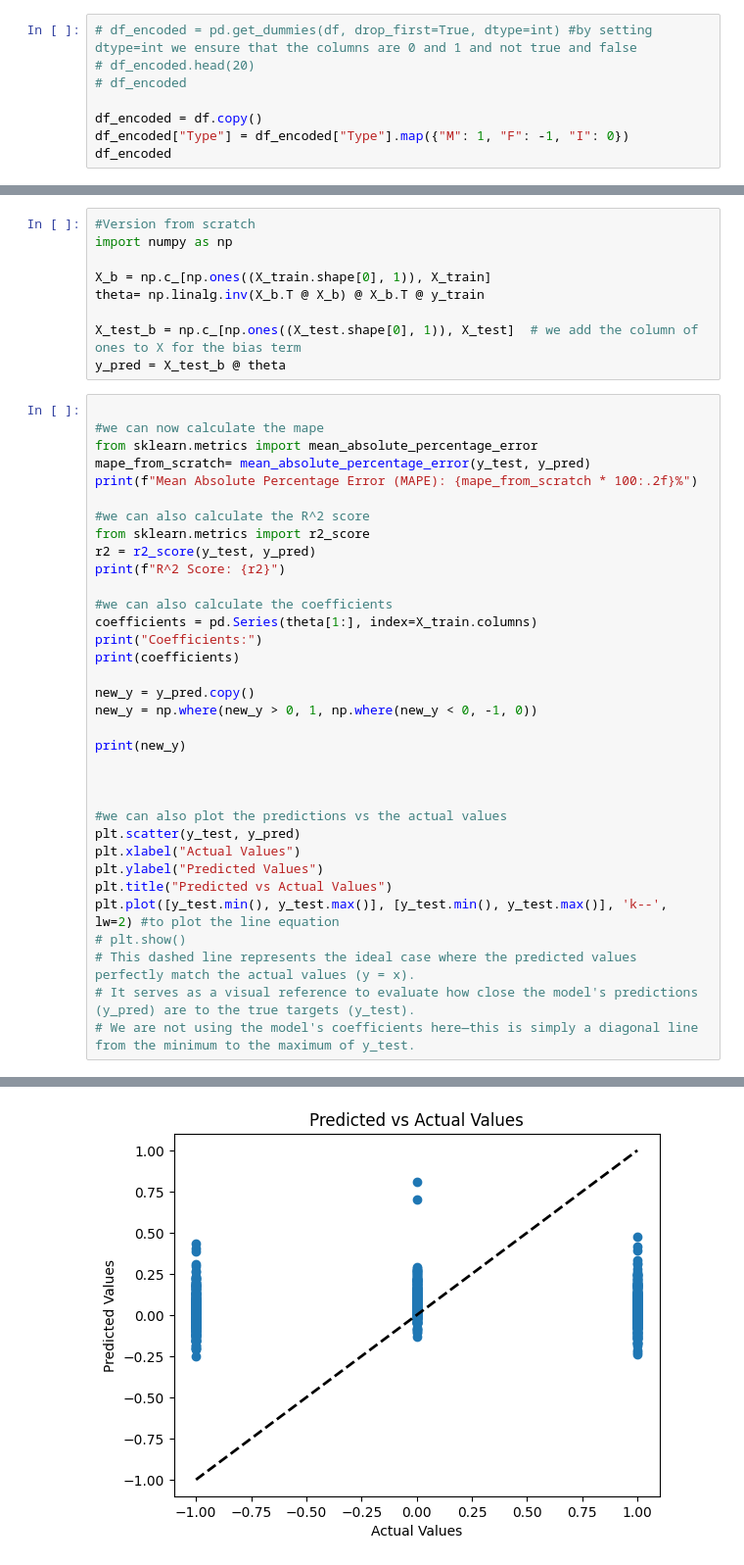
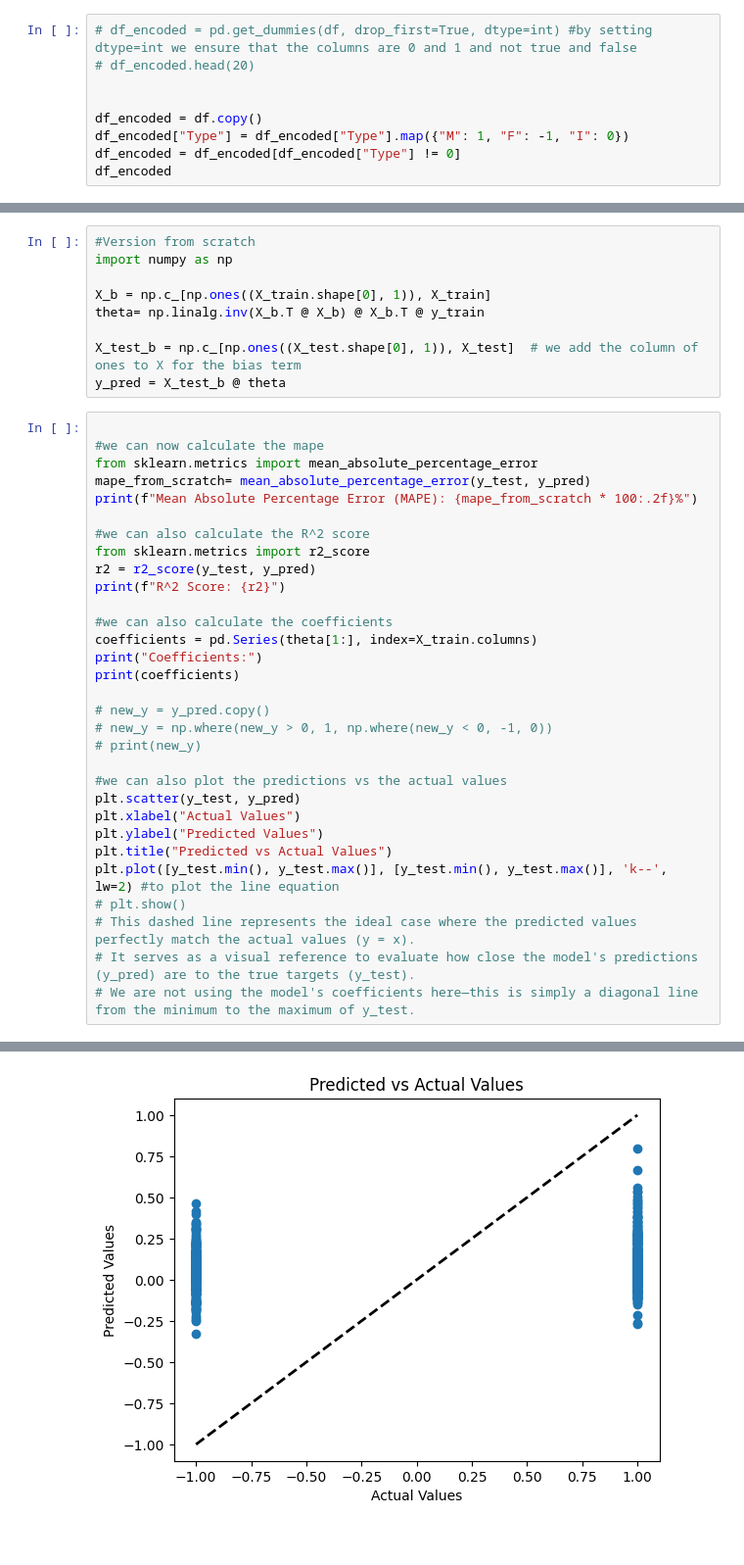
Before and after one commit to pelongdlmx/AICinvestavTraining, a Jupyter notebook: Week1/HW/homework_week1.ipynb, the cells around one changed output, grey strips where cells are left out. Shown at 98% size. Drawn from its saved outputs; the diff is of its cells as text.

```diff
--- a/Week1/HW/homework_week1.ipynb
+++ b/Week1/HW/homework_week1.ipynb
@@ -51,10 +51,11 @@ Preprocessing
 # %%
 # df_encoded = pd.get_dummies(df, drop_first=True, dtype=int) #by setting dtype=int we ensure that the columns are 0 and 1 and not true and false
 # df_encoded.head(20)
-# df_encoded
+
 
 df_encoded = df.copy()
 df_encoded["Type"] = df_encoded["Type"].map({"M": 1, "F": -1, "I": 0})
+df_encoded = df_encoded[df_encoded["Type"] != 0]
 df_encoded
 # %% [output]
 |  | Type | LongestShell | Diameter | Height | WholeWeight | ShuckedWeight | VisceraWeight | ShellWeight | ... |
@@ -104,12 +105,9 @@ coefficients = pd.Series(theta[1:], index=X_train.columns)
 print("Coefficients:")
 print(coefficients)
 
-new_y = y_pred.copy()
-new_y = np.where(new_y > 0, 1, np.where(new_y < 0, -1, 0))
-
-print(new_y)
-
-
+# new_y = y_pred.copy()
+# new_y = np.where(new_y > 0, 1, np.where(new_y < 0, -1, 0))
+# print(new_y)
 
 #we can also plot the predictions vs the actual values
 plt.scatter(y_test, y_pred)
@@ -142,2 +135,2 @@ dtype: float64
 [<matplotlib.lines.Line2D at 0x...>]
-[figure, old version]
+[figure, new version]
```
Also changed, not shown: parts of 2 cells of this notebook, 1 other file.
